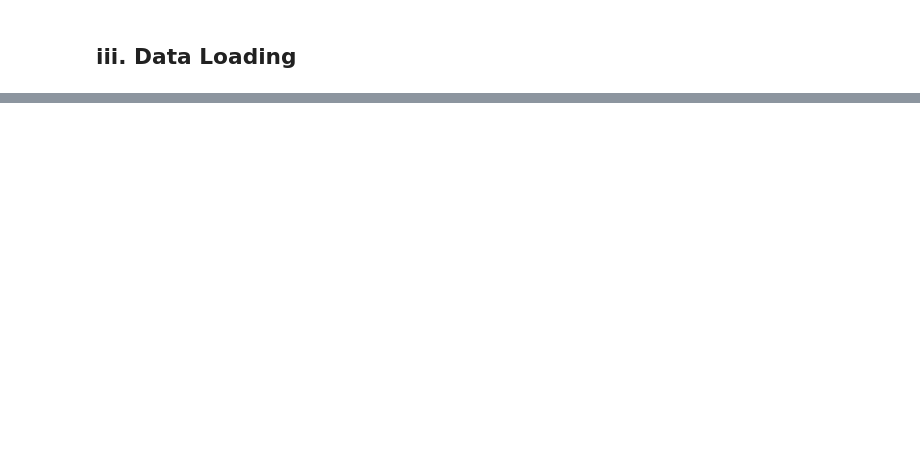
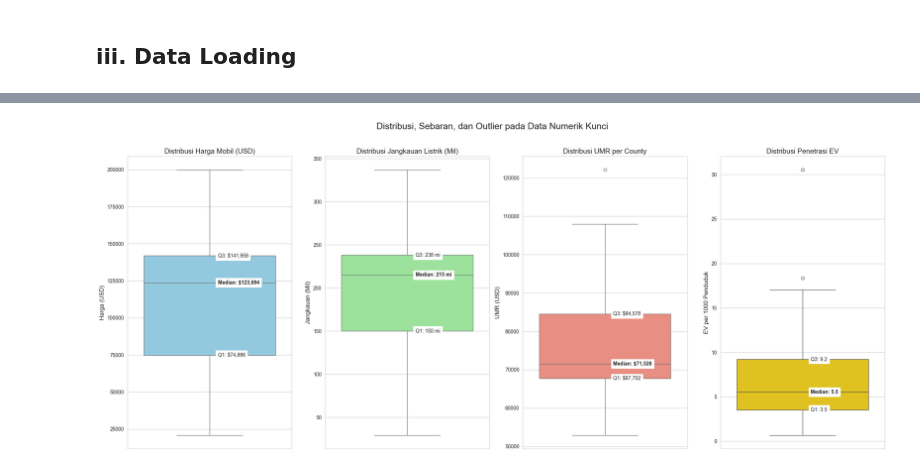
Before and after one commit to CODA-Assignment-Bay/final-project-coda-008-rmt-group-1, a Jupyter notebook: Data_analyst.ipynb, the cells around one changed output, grey strips where cells are left out. Saved outputs shown, nothing was run; the diff lists cells and outputs as text; code cells hidden in the pictures; blank space fills up the shorter version.

Commit message:
revisi Data analytics

```diff
--- a/Data_analyst.ipynb
+++ b/Data_analyst.ipynb
@@ -48,6 +42,0 @@ sns.set_style('whitegrid')
-# %%
-# Memuat dataset
-df = pd.read_csv('Electric_Vehicle_Population_Data.csv')
-
-# Menampilkan 5 baris pertama
-df.head()
@@ -359,0 +52,8 @@ Grafik pie chart ini menunjukkan pembagian pasar antara dua jenis utama kendaraa
+# %%
+# Memuat semua dataset yang dibutuhkan
+ev_df = pd.read_csv('ev_final.csv')
+ump_df = pd.read_csv('county_umr.csv')
+harga_df = pd.read_csv('car_models_prices_2025.csv')
+populasi_df = pd.read_csv('total_populasi_per_county.csv')
+
+print("Semua dataset berhasil dimuat.")
@@ -359,0 +135,85 @@ Grafik pie chart ini menunjukkan pembagian pasar antara dua jenis utama kendaraa
+# %%
+# --- Analisis untuk Pertanyaan 1 ---
+
+plt.figure(figsize=(22, 9))
+plt.suptitle('Distribusi, Sebaran, dan Outlier pada Data Numerik Kunci', fontsize=18, y=1.02)
+
+# --- 1. Boxplot untuk Harga Mobil ---
+# PERBAIKAN: Menggunakan nama kolom baru 'price' (huruf kecil)
+ax1 = plt.subplot(1, 4, 1)
+sns.boxplot(y=df_merged['price'], ax=ax1, color='skyblue')
+ax1.set_title('Distribusi Harga Mobil (USD)', fontsize=14)
+ax1.set_ylabel('Harga (USD)', fontsize=12)
+
+# Menghitung dan menambahkan label statistik untuk Harga
+price_stats = df_merged['price'].describe()
+q1_price = price_stats['25%']
+median_price = price_stats['50%']
+q3_price = price_stats['75%']
+ax1.text(0.05, q1_price, f'Q1: ${q1_price:,.0f}', va='center', ha='left', backgroundcolor='white')
+ax1.text(0.05, median_price, f'Median: ${median_price:,.0f}', va='center', ha='left', backgroundcolor='white', fontweight='bold')
+ax1.text(0.05, q3_price, f'Q3: ${q3_price:,.0f}', va='center', ha='left', backgroundcolor='white')
+
+
+# --- 2. Boxplot untuk Jangkauan Listrik ---
+# PERBAIKAN: Menggunakan nama kolom baru 'electric_range' dan 'electric_vehicle_type'
+ax2 = plt.subplot(1, 4, 2)
+bev_range_data = df_merged[(df_merged['electric_vehicle_type'] == 'Battery Electric Vehicle (BEV)') & (df_merged['electric_range'] > 0)]
+sns.boxplot(y=bev_range_data['electric_range'], ax=ax2, color='lightgreen')
+ax2.set_title('Distribusi Jangkauan Listrik (Mil)', fontsize=14)
+ax2.set_ylabel('Jangkauan (Mil)', fontsize=12)
+
+# Menghitung dan menambahkan label statistik untuk Jangkauan
+range_stats = bev_range_data['electric_range'].describe()
+q1_range = range_stats['25%']
+median_range = range_stats['50%']
+q3_range = range_stats['75%']
+ax2.text(0.05, q1_range, f'Q1: {q1_range:.0f} mi', va='center', ha='left', backgroundcolor='white')
+ax2.text(0.05, median_range, f'Median: {median_range:.0f} mi', va='center', ha='left', backgroundcolor='white', fontweight='bold')
+ax2.text(0.05, q3_range, f'Q3: {q3_range:.0f} mi', va='center', ha='left', backgroundcolor='white')
+
+
+# --- 3. Boxplot untuk UMR ---
+# PERBAIKAN: Menggunakan nama kolom baru 'umr'
+ax3 = plt.subplot(1, 4, 3)
+sns.boxplot(y=df_analysis['umr'], ax=ax3, color='salmon')
+ax3.set_title('Distribusi UMR per County', fontsize=14)
+ax3.set_ylabel('UMR (USD)', fontsize=12)
+
+# Menghitung dan menambahkan label statistik untuk UMR
+umr_stats = df_analysis['umr'].describe()
+q1_umr = umr_stats['25%']
+median_umr = umr_stats['50%']
+q3_umr = umr_stats['75%']
+ax3.text(0.05, q1_umr, f'Q1: ${q1_umr:,.0f}', va='center', ha='left', backgroundcolor='white')
+ax3.text(0.05, median_umr, f'Median: ${median_umr:,.0f}', va='center', ha='left', backgroundcolor='white', fontweight='bold')
+ax3.text(0.05, q3_umr, f'Q3: ${q3_umr:,.0f}', va='center', ha='left', backgroundcolor='white')
+
+
+# --- 4. Boxplot untuk Tingkat Penetrasi EV ---
+# PERBAIKAN: Menggunakan nama kolom baru 'ev_penetration_rate'
+ax4 = plt.subplot(1, 4, 4)
+sns.boxplot(y=df_analysis['ev_penetration_rate'], ax=ax4, color='gold')
+ax4.set_title('Distribusi Penetrasi EV', fontsize=14)
+ax4.set_ylabel('EV per 1000 Penduduk', fontsize=12)
+
+# Menghitung dan menambahkan label statistik untuk Penetrasi EV
+pen_stats = df_analysis['ev_penetration_rate'].describe()
+q1_pen = pen_stats['25%']
+median_pen = pen_stats['50%']
+q3_pen = pen_stats['75%']
+ax4.text(0.05, q1_pen, f'Q1: {q1_pen:.1f}', va='center', ha='left', backgroundcolor='white')
+ax4.text(0.05, median_pen, f'Median: {median_pen:.1f}', va='center', ha='left', backgroundcolor='white', fontweight='bold')
+ax4.text(0.05, q3_pen, f'Q3: {q3_pen:.1f}', va='center', ha='left', backgroundcolor='white')
+
+
+plt.tight_layout()
+plt.show()
+
+# Menampilkan statistik deskriptif detail (menggunakan nama kolom baru)
+print("--- Statistik Deskriptif Detail (Data EV & Harga) ---")
+print(df_merged[['price', 'electric_range']].describe())
+print("\n--- Statistik Deskriptif Detail (Data Analisis per County) ---")
+print(df_analysis[['umr', 'population', 'ev_penetration_rate']].describe())
+# %% [output]
+[figure, added]
```
Also changed, not shown: parts of 49 cells of this notebook, 5 other files.
